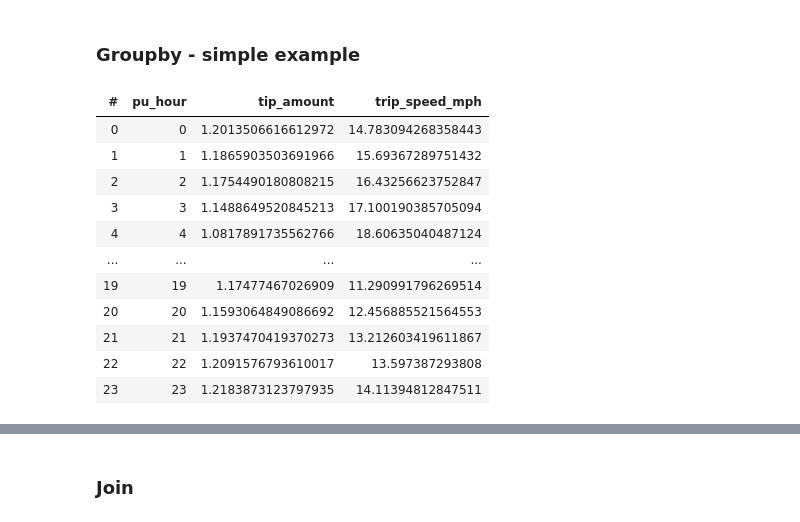
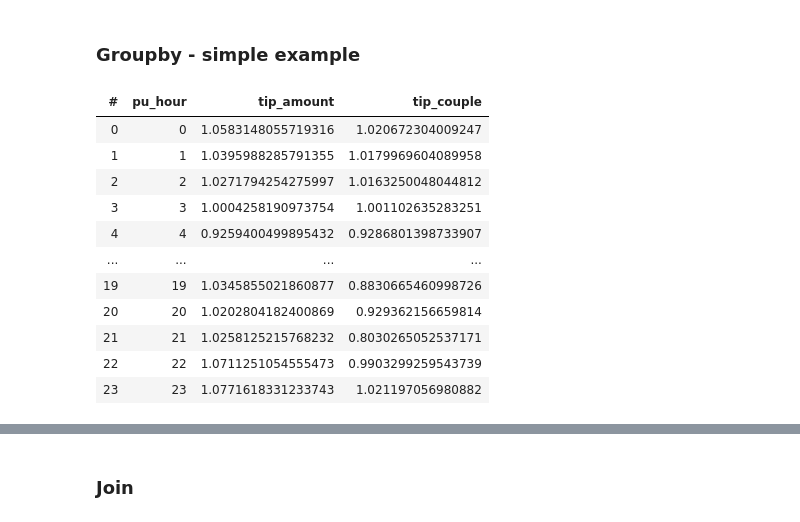
Before and after one commit to vaexio/vaex-talks, a Jupyter notebook: 2021-goto-copenhagen/goto-copenhagen-2021-vaex-example.ipynb, the cells around one changed output, grey strips where cells are left out. Cells and saved outputs as stored; diff of their text form; code cells hidden in the pictures.

```diff
--- a/2021-goto-copenhagen/goto-copenhagen-2021-vaex-example.ipynb
+++ b/2021-goto-copenhagen/goto-copenhagen-2021-vaex-example.ipynb
@@ -500,13 +426,0 @@ From the documentation provided:
-# %%
-# Define a mapping dictionary
-map_payment_type = {'crd': 1, 'credit': 1, 'cre': 1,
-                    'csh': 2, 'cash': 2, 'cas': 2,
-                    'no ': 3, 'noc': 3, 'no charge': 3,
-                    'dis': 4, 'dispute': 4,
-                    'unk': 5, 'na ': 5,
-                    '1': 1, '2': 2, '3': 3, '4': 4, '5': 5, '6': 6}
-
-
-df['payment_type_clean'] = df.payment_type.str.lower().map(map_payment_type,
-                                                           default_value=-1,
-                                                           allow_missing=True)
@@ -523,6 +427,3 @@ dtype: int64
-# %%
-# Filter out trips without payment
-df = df[df.payment_type_clean < 3]
 # %% [markdown]
 ### Create some date/time features
 # %%
@@ -534,15 +435,15 @@ df['pu_hour'] = df.pickup_datetime.dt.hour
 # Day of week
 df['pu_day_of_week'] = df.pickup_datetime.dt.dayofweek
 
-# Whether a day is weekend
-df['pu_is_weekend'] = (df.pu_day_of_week>=5).astype('int')
+# Day of week
+df['pu_month_of_year'] = df.pickup_datetime.dt.month - 1
 
 # lists to help with the labeling
 weekday_names_list = ['Mon', 'Tue', 'Wed', 'Thu', 'Fri', 'Sat', 'Sun']
 # %%
 # Treat these columns as ordinal encoded values
 df = df.categorize(column='pu_hour')
-df = df.categorize(column='pu_day_of_week')
+df = df.categorize(column='pu_day_of_week', labels=weekday_names_list)
 # %%
 # Number of pick-ups per hour for a given day of the week
 df.viz.heatmap('pu_hour', 'pu_day_of_week', colorbar=True, colormap=cm_plusmin, figsize=(15, 5))
@@ -554,25 +454,26 @@ plt.show()
 # %% [markdown]
 ### Groupby - simple example
 # %%
-df_per_hour = df.groupby(by=df.pu_hour).agg({'tip_amount': 'mean',
-                                             'trip_speed_mph': 'mean'
-                                            })
+df_per_hour = df.groupby(by=df.pu_hour,
+                         agg={'tip_amount': 'mean',
+                              'tip_couple': vaex.agg.mean('tip_amount', selection='passenger_count==2')},
+                            )
 
 # Display the grouped DataFrame
 df_per_hour
 # %% [output]
-| # | pu_hour | tip_amount | trip_speed_mph |
-| 0 | 0 | 1.2013506616612972 | 14.783094268358443 |
-| 1 | 1 | 1.1865903503691966 | 15.69367289751432 |
-| 2 | 2 | 1.1754490180808215 | 16.43256623752847 |
-| 3 | 3 | 1.1488649520845213 | 17.100190385705094 |
-| 4 | 4 | 1.0817891735562766 | 18.60635040487124 |
+| # | pu_hour | tip_amount | tip_couple |
+| 0 | 0 | 1.0583148055719316 | 1.020672304009247 |
+| 1 | 1 | 1.0395988285791355 | 1.0179969604089958 |
+| 2 | 2 | 1.0271794254275997 | 1.0163250048044812 |
+| 3 | 3 | 1.0004258190973754 | 1.001102635283251 |
+| 4 | 4 | 0.9259400499895432 | 0.9286801398733907 |
 | ... | ... | ... | ... |
-| 19 | 19 | 1.17477467026909 | 11.290991796269514 |
-| 20 | 20 | 1.1593064849086692 | 12.456885521564553 |
-| 21 | 21 | 1.1937470419370273 | 13.212603419611867 |
-| 22 | 22 | 1.2091576793610017 | 13.597387293808 |
-| 23 | 23 | 1.2183873123797935 | 14.11394812847511 |
+| 19 | 19 | 1.0345855021860877 | 0.8830665460998726 |
+| 20 | 20 | 1.0202804182400869 | 0.929362156659814 |
+| 21 | 21 | 1.0258125215768232 | 0.8030265052537171 |
+| 22 | 22 | 1.0711251054555473 | 0.9903299259543739 |
+| 23 | 23 | 1.0771618331233743 | 1.021197056980882 |
 # %%
 plt.figure(figsize=(14, 5))
 fontsize = 16
```
Also changed, not shown: parts of 38 cells of this notebook, 1 other file.
